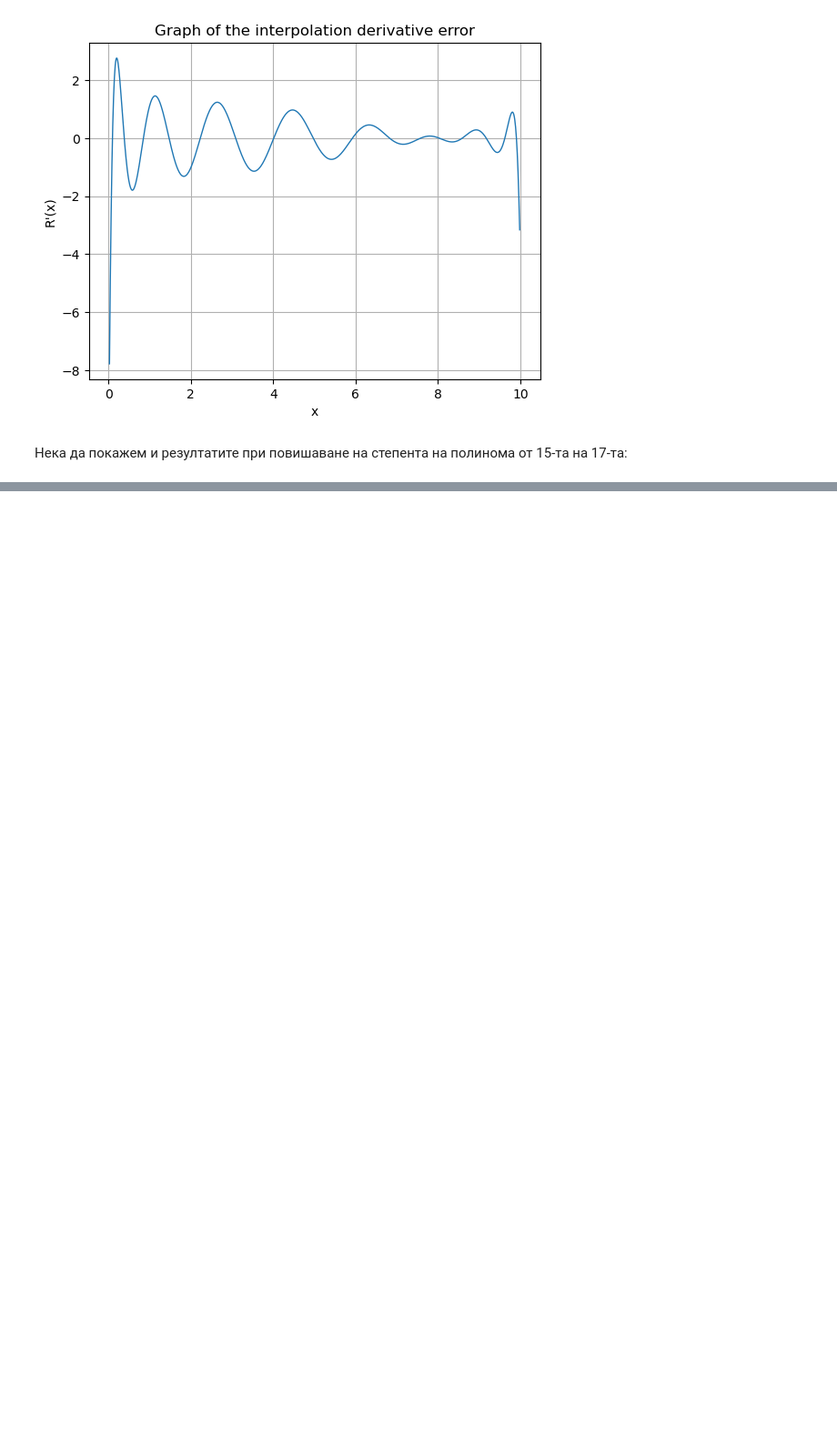
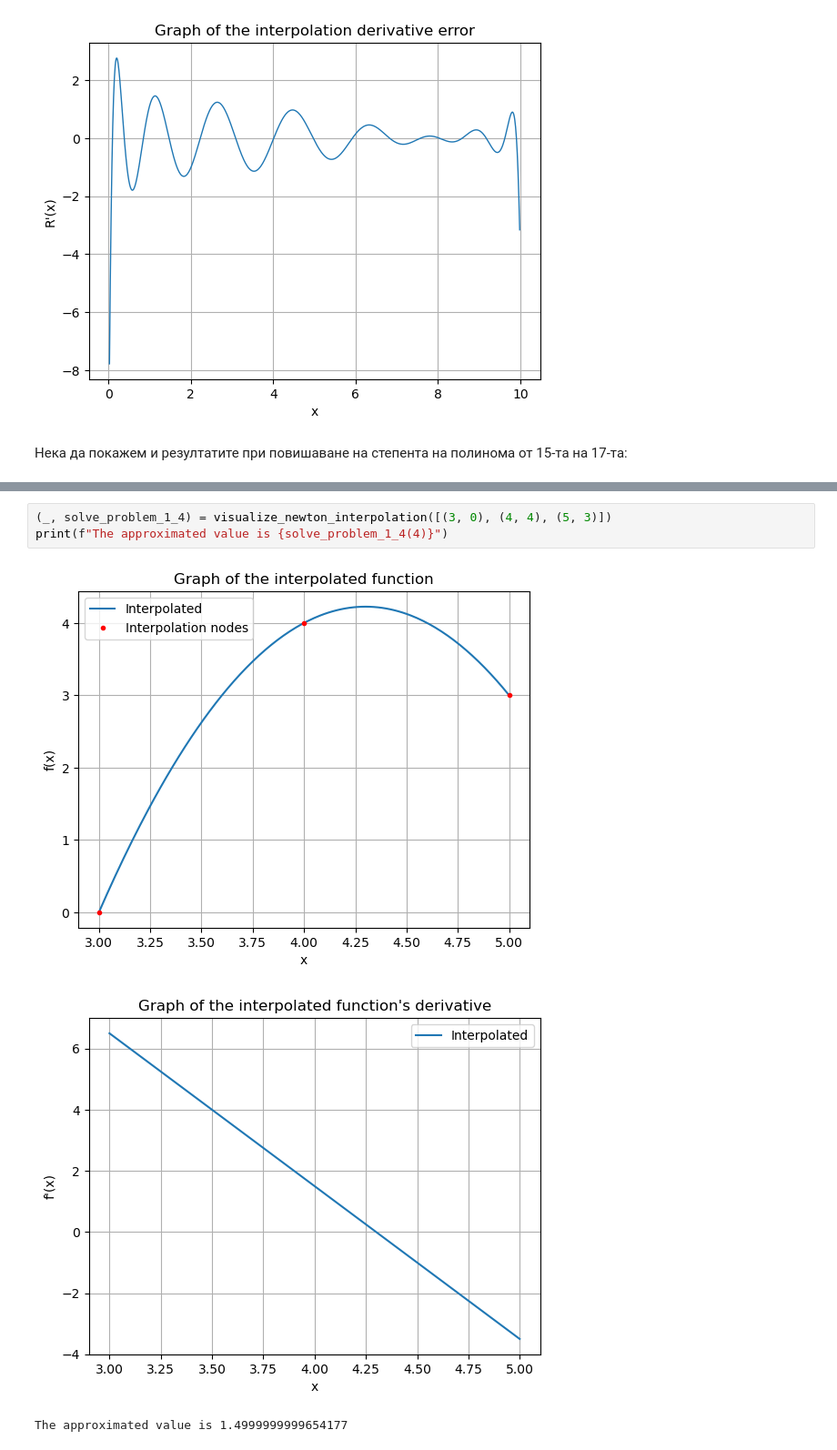
Before and after one commit to TonyTroeff/Mathematics, a Jupyter notebook: Numerical analysis/numerical_differentiation.ipynb, the cells around one changed output, grey strips where cells are left out. Shown at 91% size. Cells and saved outputs as stored; diff of their text form; blank space fills up the shorter version.

```diff
--- a/Numerical analysis/numerical_differentiation.ipynb
+++ b/Numerical analysis/numerical_differentiation.ipynb
@@ -495,0 +559,7 @@ visualize_newton_interpolation(f3_data_better, f3, f3_deriv)
+# %%
+(_, solve_problem_1_4) = visualize_newton_interpolation([(3, 0), (4, 4), (5, 3)])
+print(f"The approximated value is {solve_problem_1_4(4)}")
+# %% [output]
+[figure, added]
+[figure, added]
+The approximated value is 1.4999999999654177
```
Also changed, not shown: parts of 13 cells of this notebook.
